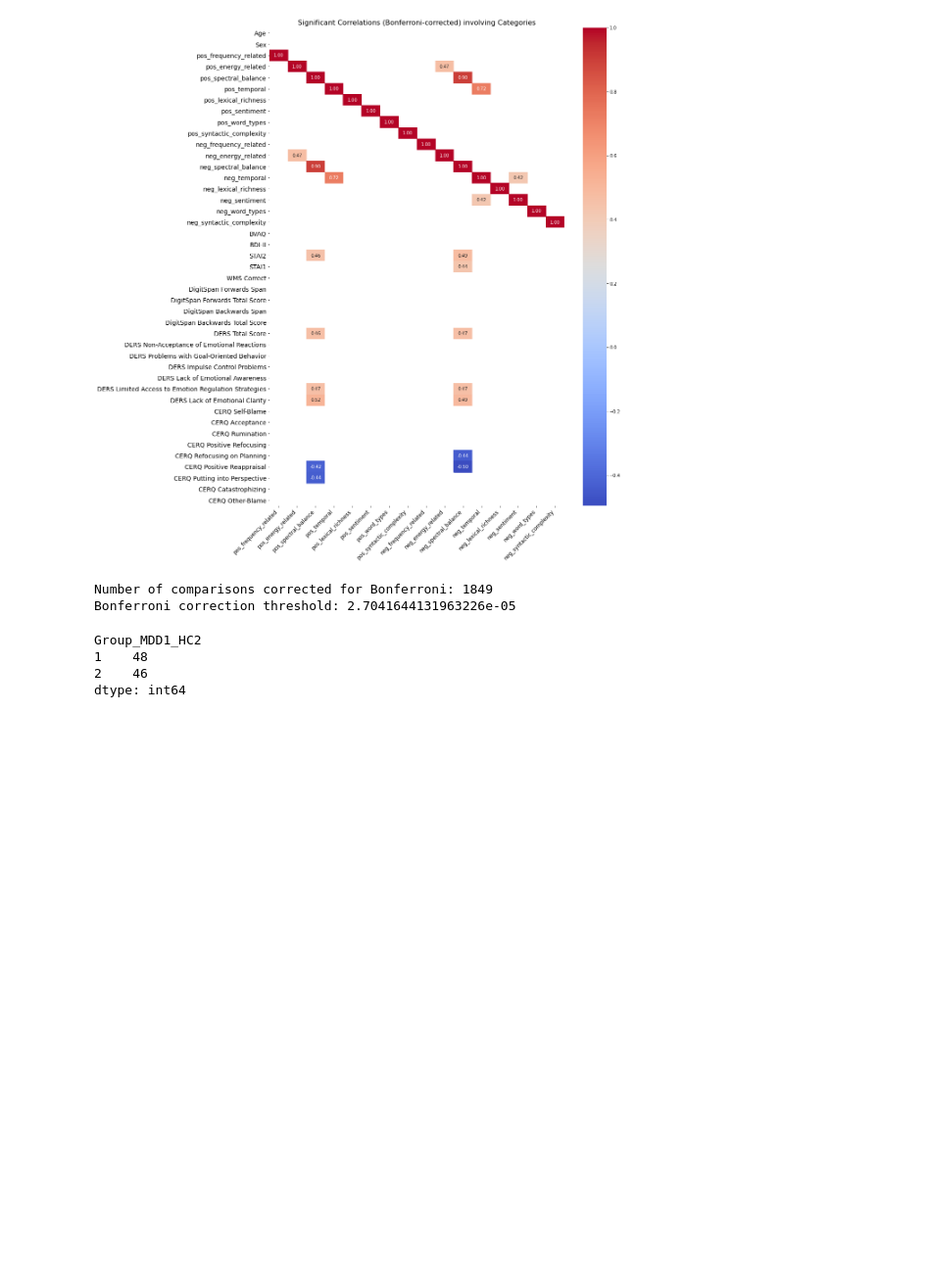
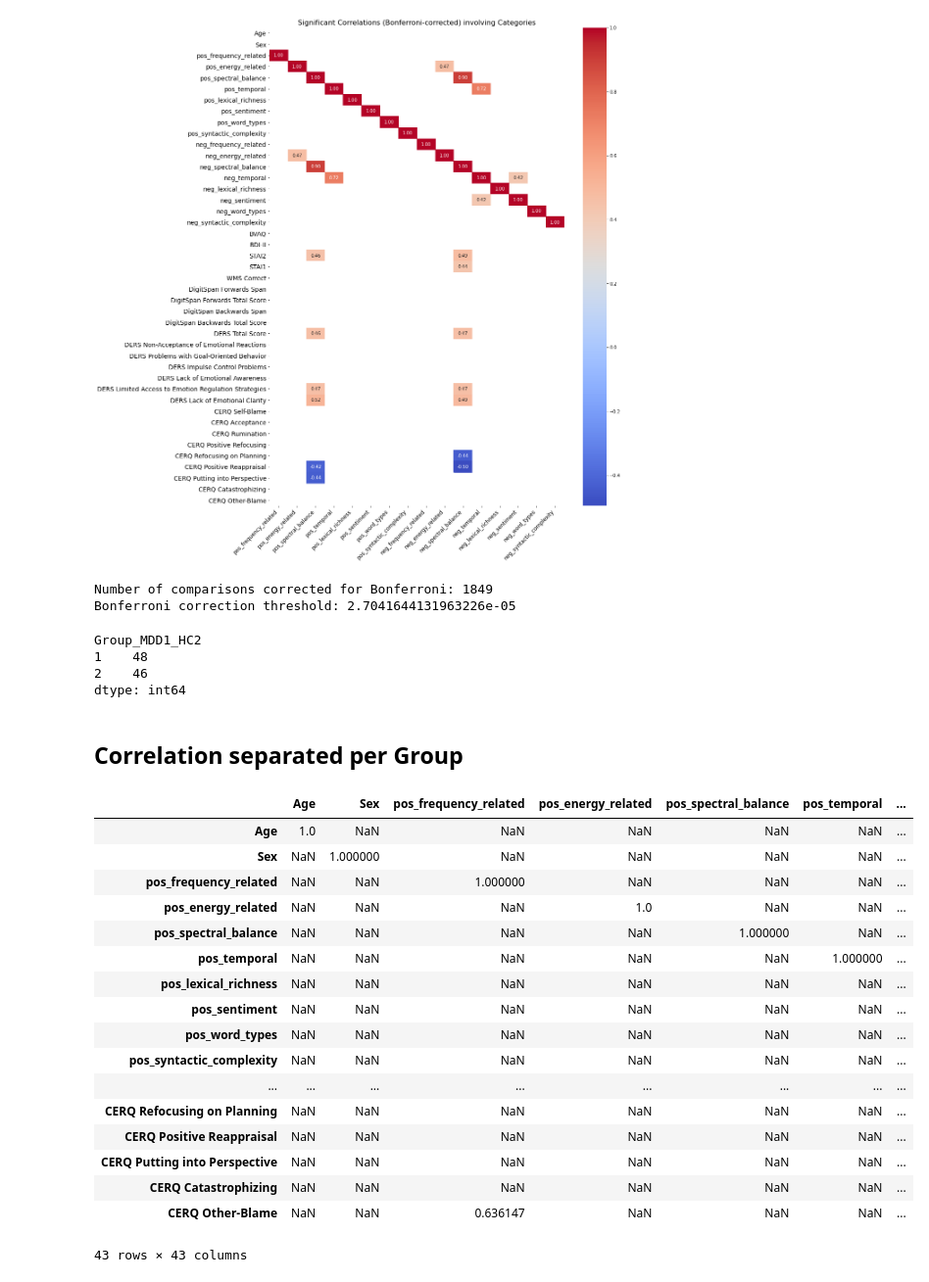
Before and after one commit to JuliaSchraeder/SubliminalVideoPriming, a Jupyter notebook: scripts/speech/speech_category_questionnaire_analysis.ipynb, the cells around one changed output. Shown at 98% size. Drawn from its saved outputs; the diff is of its cells as text; code cells hidden in the pictures; blank space fills up the shorter version.

```diff
--- a/scripts/speech/speech_category_questionnaire_analysis.ipynb
+++ b/scripts/speech/speech_category_questionnaire_analysis.ipynb
@@ -607,3 +626,5 @@ Group_MDD1_HC2
 1    48
 2    46
 dtype: int64
+# %% [markdown]
+## Correlation separated per Group
@@ -609,0 +777,21 @@ dtype: int64
+# %%
+significant_correlations
+# %% [output]
+|  | Age | Sex | pos_frequency_related | pos_energy_related | pos_spectral_balance | pos_temporal | ... |
+| Age | 1.0 | NaN | NaN | NaN | NaN | NaN | ... |
+| Sex | NaN | 1.000000 | NaN | NaN | NaN | NaN | ... |
+| pos_frequency_related | NaN | NaN | 1.000000 | NaN | NaN | NaN | ... |
+| pos_energy_related | NaN | NaN | NaN | 1.0 | NaN | NaN | ... |
+| pos_spectral_balance | NaN | NaN | NaN | NaN | 1.000000 | NaN | ... |
+| pos_temporal | NaN | NaN | NaN | NaN | NaN | 1.000000 | ... |
+| pos_lexical_richness | NaN | NaN | NaN | NaN | NaN | NaN | ... |
+| pos_sentiment | NaN | NaN | NaN | NaN | NaN | NaN | ... |
+| pos_word_types | NaN | NaN | NaN | NaN | NaN | NaN | ... |
+| pos_syntactic_complexity | NaN | NaN | NaN | NaN | NaN | NaN | ... |
+| ... | ... | ... | ... | ... | ... | ... | ... |
+| CERQ Refocusing on Planning | NaN | NaN | NaN | NaN | NaN | NaN | ... |
+| CERQ Positive Reappraisal | NaN | NaN | NaN | NaN | NaN | NaN | ... |
+| CERQ Putting into Perspective | NaN | NaN | NaN | NaN | NaN | NaN | ... |
+| CERQ Catastrophizing | NaN | NaN | NaN | NaN | NaN | NaN | ... |
+| CERQ Other-Blame | NaN | NaN | 0.636147 | NaN | NaN | NaN | ... |
+43 rows × 43 columns
```
Also changed, not shown: parts of 12 cells of this notebook, 21 other files.
